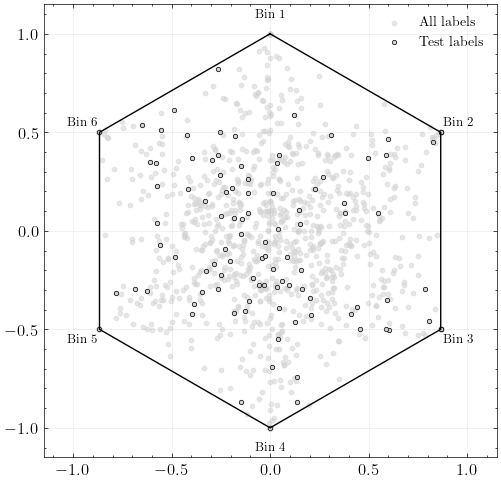
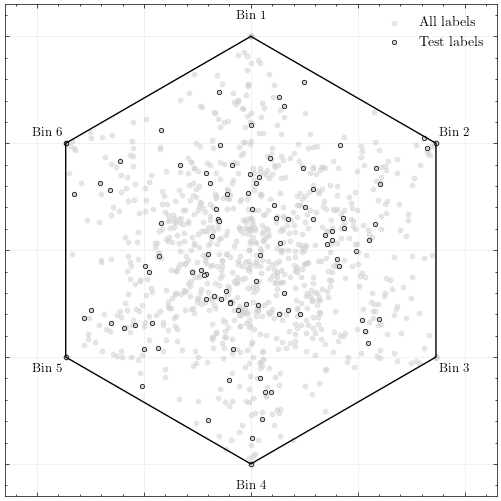
Code edit (unified diff) that turned the first committed figure into the second:
--- before
+++ after
@@ -114,4 +114,5 @@
 
 ax.legend(loc='upper right', fontsize=10)
+ax.tick_params(labelleft=False, labelbottom=False)
 plt.savefig('/home/vmehta/honours-project/thesis/figures/6bin-simplex.pdf', format='pdf')
 plt.show()

Commit: about to yeet myself into the abyss